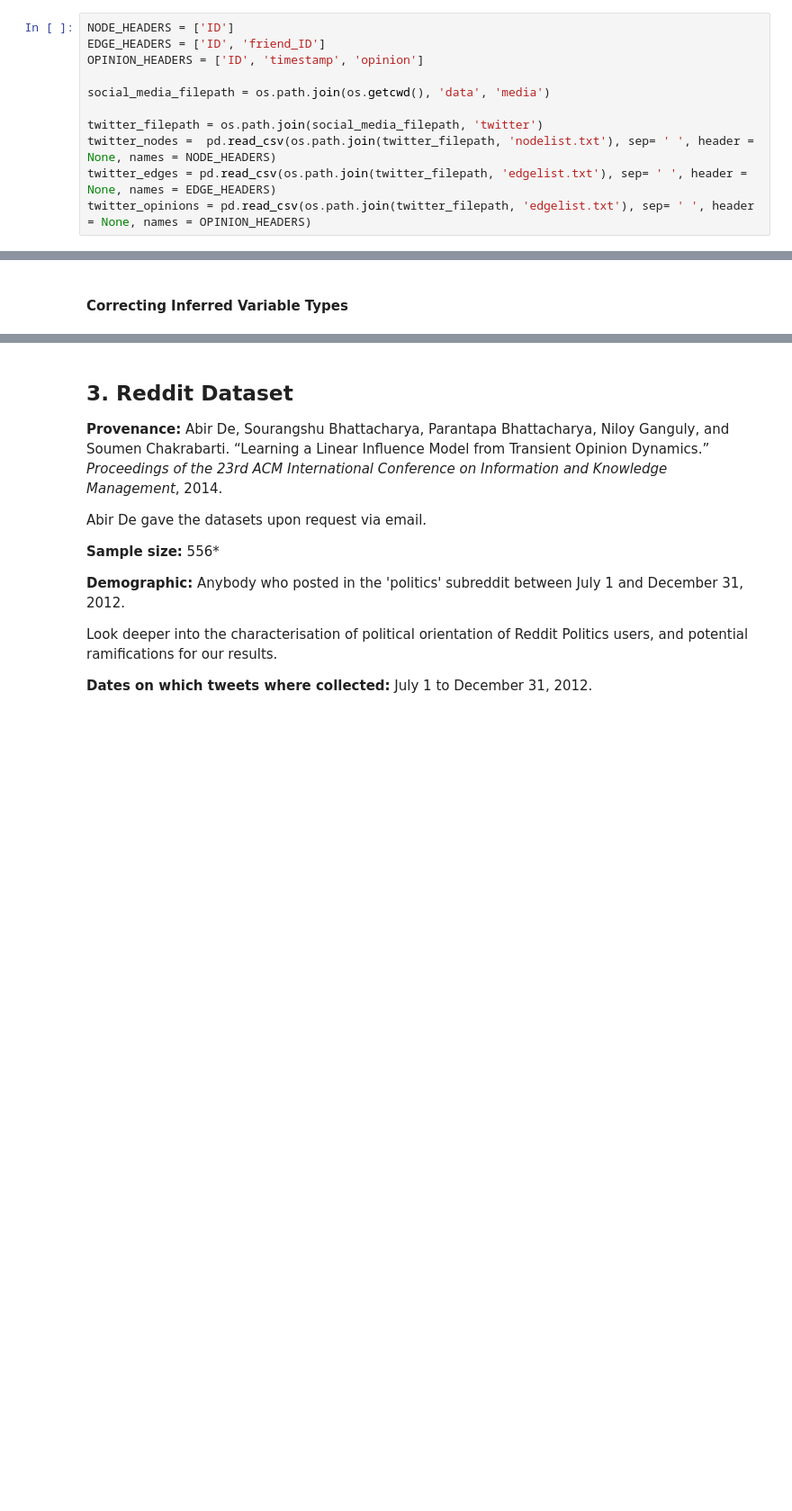
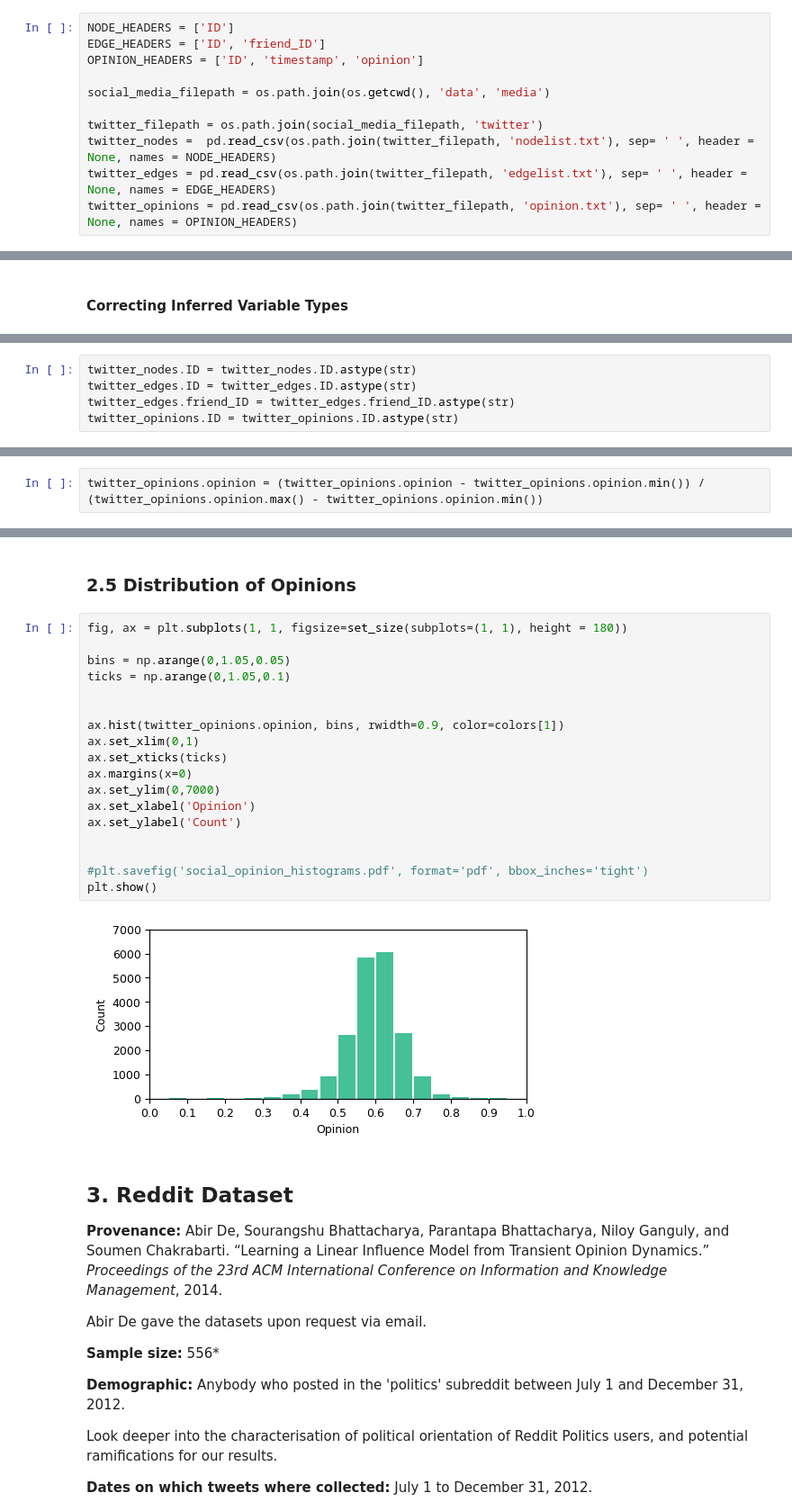
Before and after one commit to J0HNN7G/politic-polar-epsrc, a Jupyter notebook: exploration.ipynb, the cells around one changed output, grey strips where cells are left out. Shown: that part at 90% size. Drawn from its saved outputs; the diff is of its cells as text; blank space fills up the shorter version.

```diff
--- a/exploration.ipynb
+++ b/exploration.ipynb
@@ -600,6 +600,6 @@ social_media_filepath = os.path.join(os.getcwd(), 'data', 'media')
 twitter_filepath = os.path.join(social_media_filepath, 'twitter')
 twitter_nodes =  pd.read_csv(os.path.join(twitter_filepath, 'nodelist.txt'), sep= ' ', header = None, names = NODE_HEADERS)
 twitter_edges = pd.read_csv(os.path.join(twitter_filepath, 'edgelist.txt'), sep= ' ', header = None, names = EDGE_HEADERS)
-twitter_opinions = pd.read_csv(os.path.join(twitter_filepath, 'edgelist.txt'), sep= ' ', header = None, names = OPINION_HEADERS)
+twitter_opinions = pd.read_csv(os.path.join(twitter_filepath, 'opinion.txt'), sep= ' ', header = None, names = OPINION_HEADERS)
 # %% [markdown]
 ### 2.2 Cleaning
@@ -611,0 +613,5 @@ twitter_opinions = pd.read_csv(os.path.join(twitter_filepath, 'edgelist.txt'), s
+# %%
+twitter_nodes.ID = twitter_nodes.ID.astype(str)
+twitter_edges.ID = twitter_edges.ID.astype(str)
+twitter_edges.friend_ID = twitter_edges.friend_ID.astype(str)
+twitter_opinions.ID = twitter_opinions.ID.astype(str)
@@ -611,0 +626,2 @@ twitter_opinions = pd.read_csv(os.path.join(twitter_filepath, 'edgelist.txt'), s
+# %%
+twitter_opinions.opinion = (twitter_opinions.opinion - twitter_opinions.opinion.min()) / (twitter_opinions.opinion.max() - twitter_opinions.opinion.min())
@@ -612,3 +642,25 @@ twitter_opinions = pd.read_csv(os.path.join(twitter_filepath, 'edgelist.txt'), s
+# %% [markdown]
+### 2.5 Distribution of Opinions
+# %%
+fig, ax = plt.subplots(1, 1, figsize=set_size(subplots=(1, 1), height = 180))
+
+bins = np.arange(0,1.05,0.05)
+ticks = np.arange(0,1.05,0.1)
+
+
+ax.hist(twitter_opinions.opinion, bins, rwidth=0.9, color=colors[1])
+ax.set_xlim(0,1)
+ax.set_xticks(ticks)
+ax.margins(x=0)
+ax.set_ylim(0,7000)
+ax.set_xlabel('Opinion')
+ax.set_ylabel('Count')
+
+
+#plt.savefig('social_opinion_histograms.pdf', format='pdf', bbox_inches='tight')
+plt.show()
+# %% [output]
+[figure, added]
 # %% [markdown]
 ## 3. Reddit Dataset
 
```
Also changed, not shown: parts of 20 cells of this notebook.
